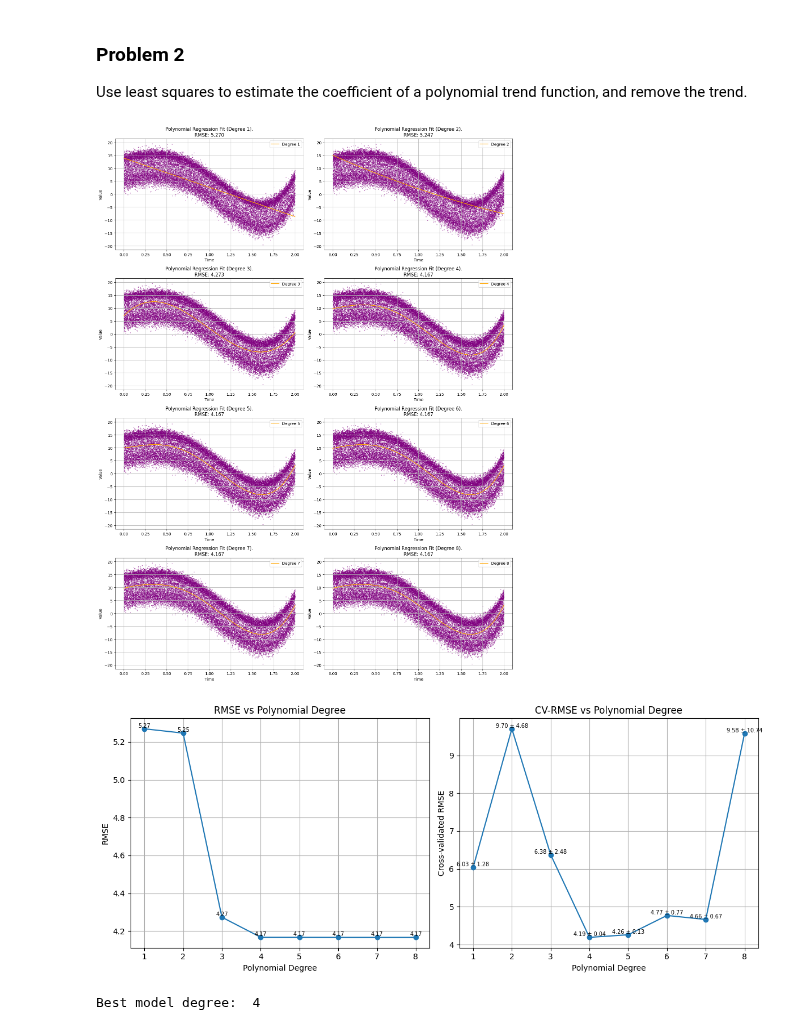
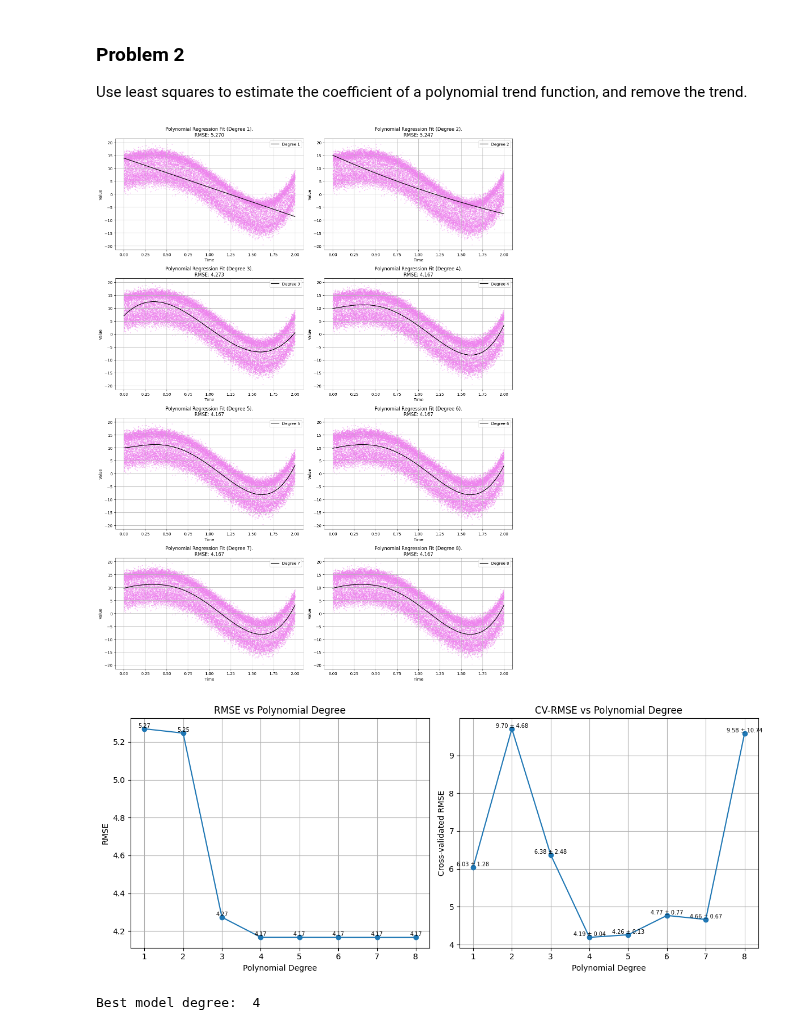
Before and after one commit to DaMole98/SPE-labs, a Jupyter notebook: HW-3/HW3.ipynb, the cells around one changed output. Drawn from its saved outputs; the diff is of its cells as text; code cells hidden in the pictures.

```diff
--- a/HW-3/HW3.ipynb
+++ b/HW-3/HW3.ipynb
@@ -64,8 +74,8 @@ for deg in range(1, MAX_DEGREE + 1):
     rmse = np.sqrt(sq_residuals / len(y))
     rmse_for_degrees.append(rmse)
     ax = axes[deg-1]
-    ax.scatter(t, y, color="purple", alpha=0.5, s=1)
-    ax.plot(t, trend, color="orange", label=f"Degree {deg}")
+    ax.scatter(t, y, color="violet", alpha=0.5, s=1)
+    ax.plot(t, trend, color="black", label=f"Degree {deg}")
     ax.set_xlabel("Time")
     ax.set_ylabel("Value")
     ax.set_title(f"Polynomial Regression Fit (Degree {deg}).\nRMSE: {float(rmse[0]):.3f}")
@@ -104,34 +114,34 @@ for d in degrees:
         best_poly = poly
         #best_model = model.fit(X_poly, y_cv)
 
 # Create a single figure with two subplots
 fig, (ax1, ax2) = plt.subplots(1, 2, figsize=(12, 5))
 
 # RMSE vs Polynomial Degree on the second subplot
 rmse_floats = [float(r[0]) for r in rmse_for_degrees]
 ax1.plot(degrees, rmse_floats, marker='o')
 for d, rm in zip(degrees, rmse_floats):
     ax1.text(d, rm, f'{rm:.2f}', ha='center', va='bottom', fontsize=7)
 ax1.set_xlabel('Polynomial Degree')
 ax1.set_ylabel('RMSE')
 ax1.set_title('RMSE vs Polynomial Degree')
 ax1.grid(True)
 
 # CV-MSE vs Polynomial Degree on the first subplot
 ax2.plot(degrees, rmse_cv, marker='o')
 for d_val, cv_rmse, std in zip(degrees, rmse_cv, rmse_cv_std):
     ax2.text(d_val, cv_rmse, f'{cv_rmse:.2f} ± {std:.2f}', ha='center', va='bottom', fontsize=7)
 ax2.set_xlabel('Polynomial Degree')
 ax2.set_ylabel('Cross-validated RMSE')
 ax2.set_title('CV-RMSE vs Polynomial Degree')
 ax2.grid(True)
 
 plt.tight_layout()
 plt.show()
 
 print("Best model degree: ", best_poly.degree)
 # %% [output]
-[figure, old version]
+[figure, new version]
 [figure]
 Best model degree:  4
 # %%
```
Also changed, not shown: parts of 8 cells of this notebook.
